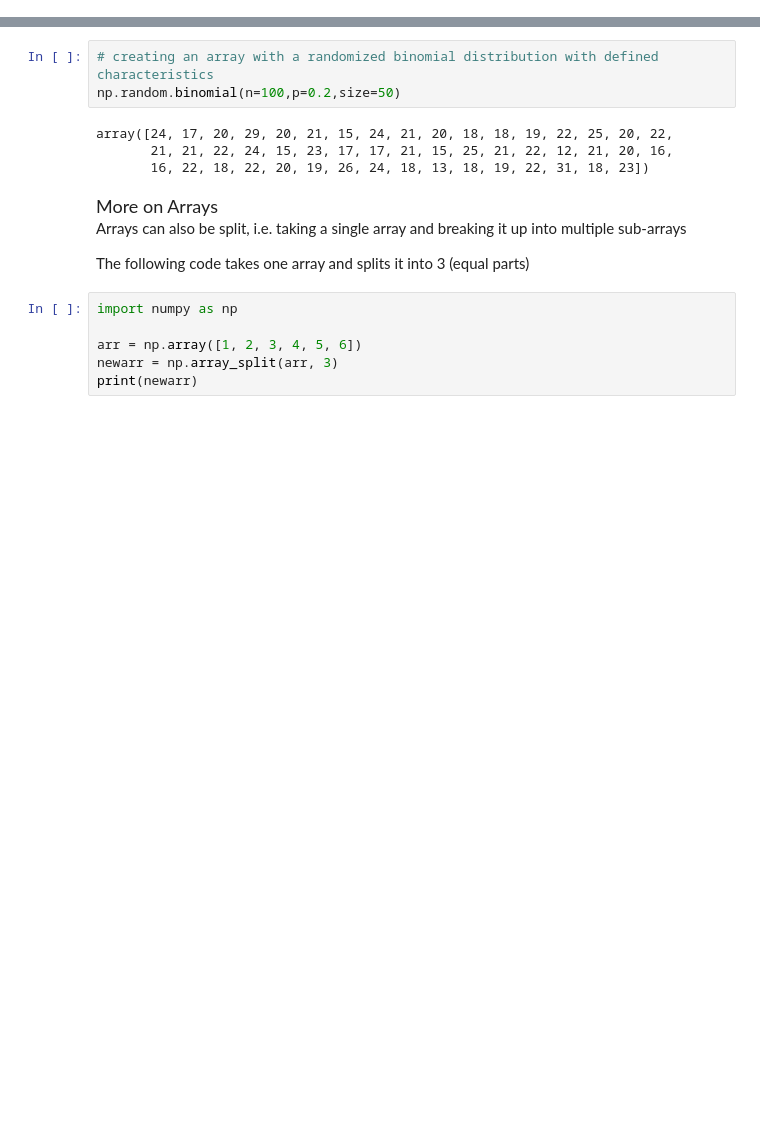
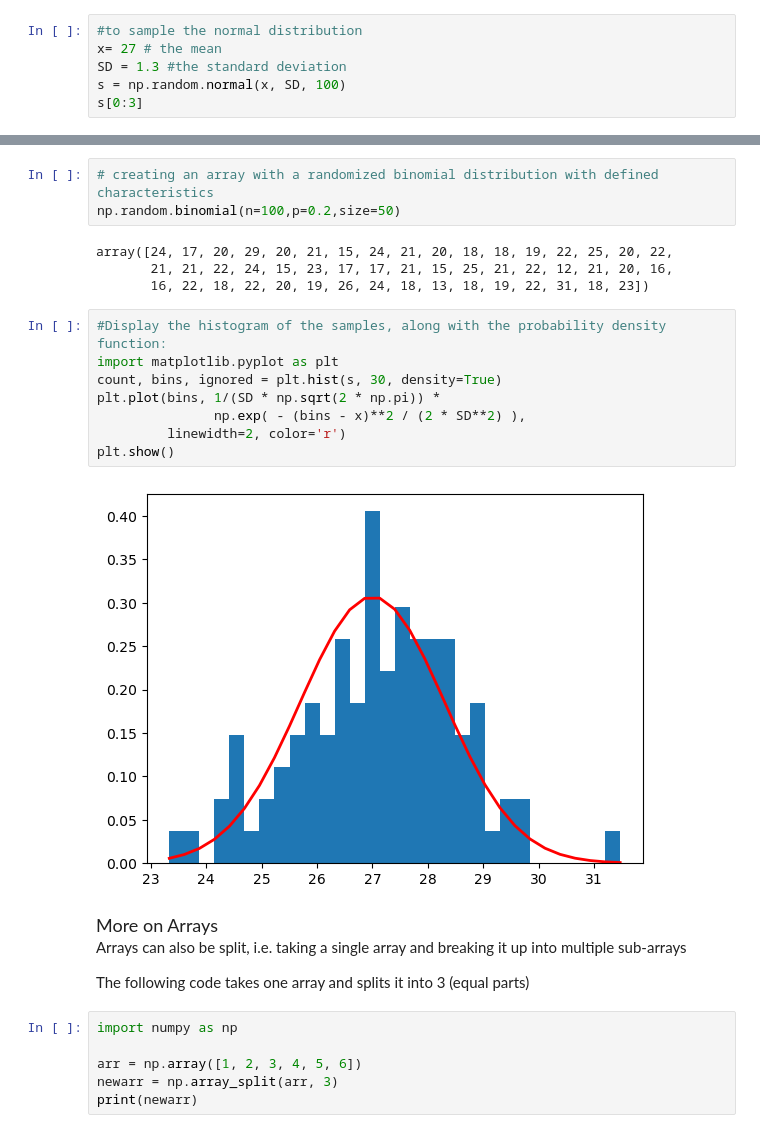
Before and after one commit to drchase55/NNU_nih_python_jrc, a Jupyter notebook: Module_2/Submodule_2_Tutorial1_NumPy.ipynb, the cells around one changed output, grey strips where cells are left out. Saved outputs shown, nothing was run; the diff lists cells and outputs as text; blank space fills up the shorter version.

```diff
--- a/Module_2/Submodule_2_Tutorial1_NumPy.ipynb
+++ b/Module_2/Submodule_2_Tutorial1_NumPy.ipynb
@@ -406,2 +402,8 @@ for x in np.nditer(arr):
 
 NumPy provides many functions you would expect in highly statistical applications such as data science
+# %%
+#to sample the normal distribution
+x= 27 # the mean
+SD = 1.3 #the standard deviation
+s = np.random.normal(x, SD, 100)
+s[0:3]
@@ -447,6 +448,16 @@ np.random.binomial(n=100,p=0.2,size=50)
 array([24, 17, 20, 29, 20, 21, 15, 24, 21, 20, 18, 18, 19, 22, 25, 20, 22,
        21, 21, 22, 24, 15, 23, 17, 17, 21, 15, 25, 21, 22, 12, 21, 20, 16,
        16, 22, 18, 22, 20, 19, 26, 24, 18, 13, 18, 19, 22, 31, 18, 23])
+# %%
+#Display the histogram of the samples, along with the probability density function:
+import matplotlib.pyplot as plt
+count, bins, ignored = plt.hist(s, 30, density=True)
+plt.plot(bins, 1/(SD * np.sqrt(2 * np.pi)) *
+               np.exp( - (bins - x)**2 / (2 * SD**2) ),
+         linewidth=2, color='r')
+plt.show()
+# %% [output]
+[figure, added]
 # %% [markdown]
 <div style="font-size:18px">More on Arrays</div>
 
```
Also changed, not shown: parts of 56 cells of this notebook, 1 other file.
